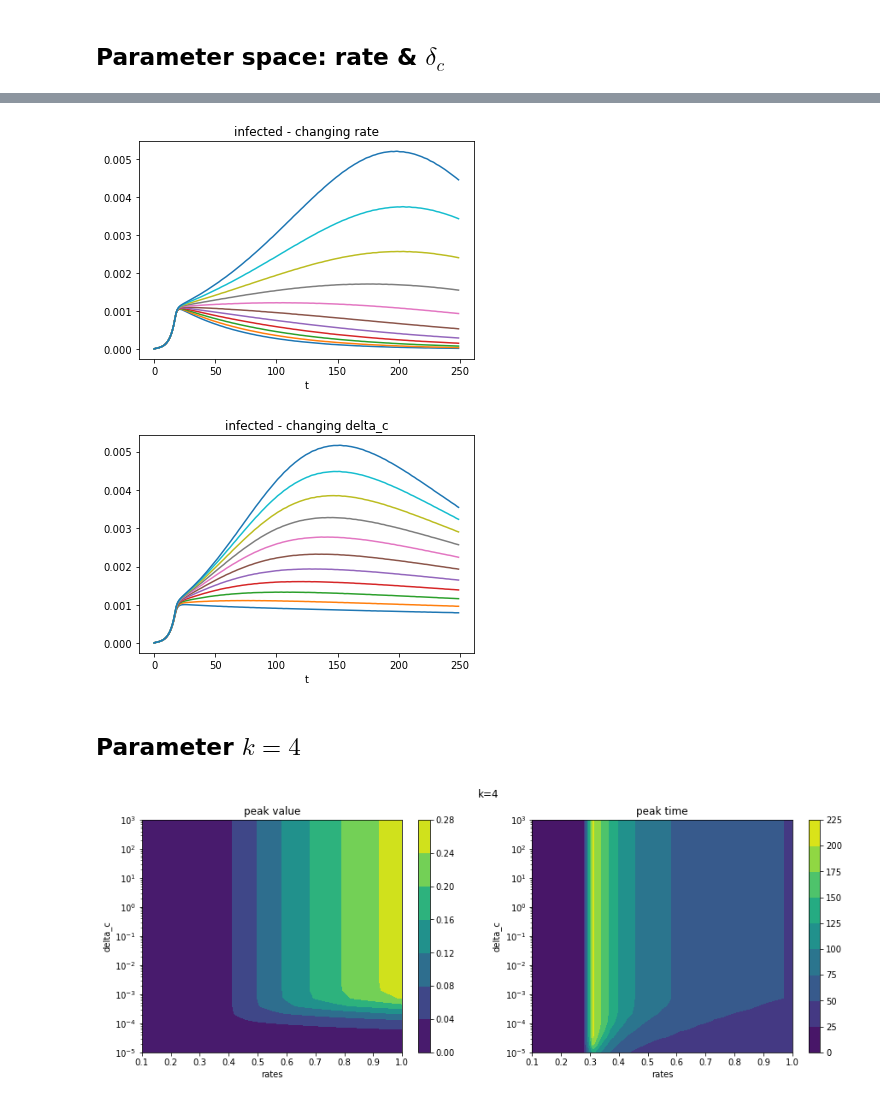
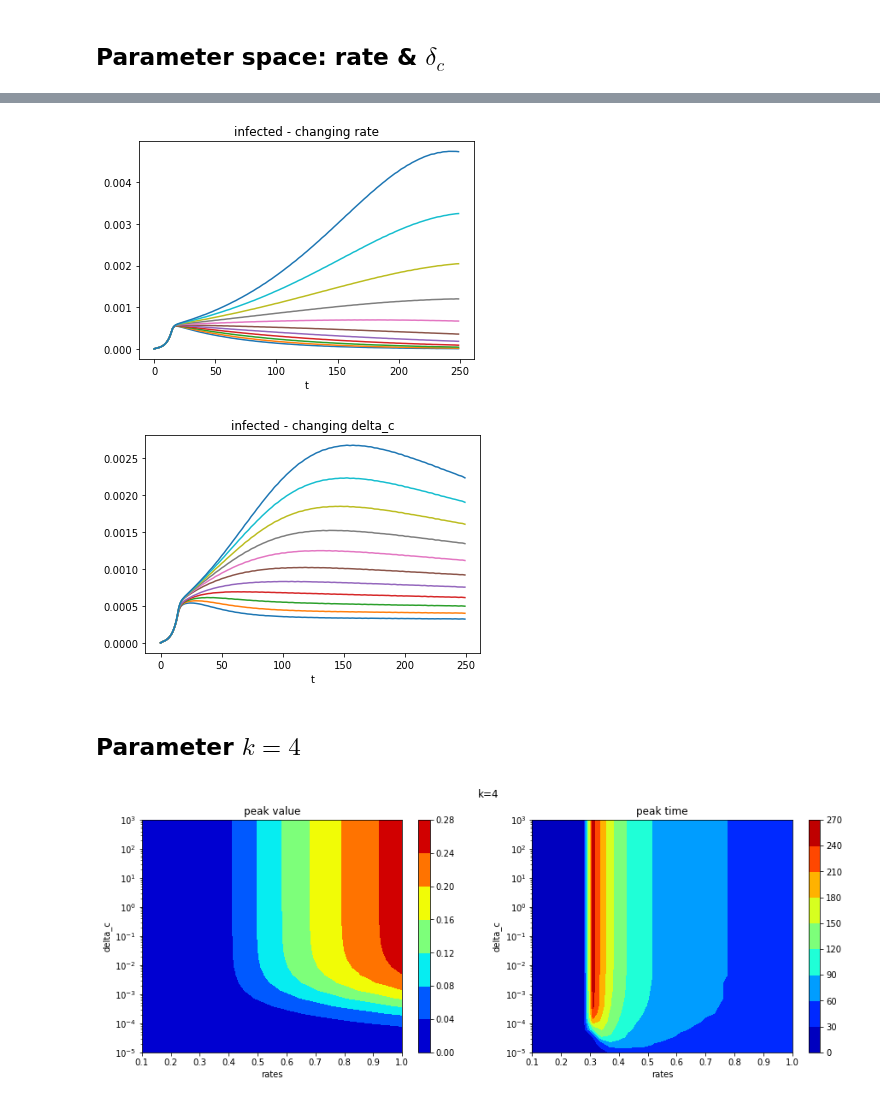
Before and after one commit to giuliacampesan/LDEProject, a Jupyter notebook: LDE_Project.ipynb, the cells around one changed output, grey strips where cells are left out. Drawn from its saved outputs; the diff is of its cells as text; code cells hidden in the pictures.

```diff
--- a/LDE_Project.ipynb
+++ b/LDE_Project.ipynb
@@ -347,7 +307,8 @@ peak_values = np.zeros((len(delta_c), len(rates)))
 
 for i, delta in enumerate(delta_c):
     for j, r in enumerate(rates):
-        sol = solve_ivp(mymodel, [0, t_max], z0, dense_output=True, args=(beta, mu, gamma, fD, delta, k, nu, r))
+        sol = solve_ivp(mymodel_hosp, [0,t_max], z0, dense_output=True, args=(beta, mu, gamma, fD, delta, k, nu, r, thrsld, t_thrsld))
+        #sol = solve_ivp(mymodel, [0, t_max], z0, dense_output=True, args=(beta, mu, gamma, fD, delta, k, nu, r))
         S, E, I, R, H, D = sol.sol(t)
         peak_time = np.argmax(I)
         peak_value = np.max(I)
@@ -359,13 +320,13 @@ fig, (ax1,ax2) = plt.subplots(1,2, figsize=(15,5))
 
 X, Y = np.meshgrid(rates, delta_c)
 
-f1 = ax1.contourf(X, Y, peak_values)
+f1 = ax1.contourf(X, Y, peak_values,cmap='jet')
 ax1.set_title('peak value')
 ax1.set_xlabel('rates')
 ax1.set_ylabel('delta_c')
 ax1.set_yscale('log')
 
-f2 = ax2.contourf(X, Y, peak_times)
+f2 = ax2.contourf(X, Y, peak_times,cmap='jet')
 ax2.set_title('peak time')
 ax2.set_xlabel('rates')
 ax2.set_ylabel('delta_c')
@@ -434,7 +395,8 @@ plt.show()
 # %%
 # example of infected dynamics
 
-sol = solve_ivp(mymodel, [0,t_max], z0, dense_output=True, args=(beta, mu, gamma, fD, 1e-2, k, nu, 0.33))
+sol = solve_ivp(mymodel_hosp, [0,t_max], z0, dense_output=True, args=(beta, mu, gamma, fD, 1e-2, k, nu, 0.33, thrsld, t_thrsld))
+#sol = solve_ivp(mymodel, [0,t_max], z0, dense_output=True, args=(beta, mu, gamma, fD, 1e-2, k, nu, 0.33))
 t = np.arange(t_max)
 S, E, I, R, H, D = sol.sol(t)
 peak_time = np.argmax(I)
@@ -457,7 +419,8 @@ rates = np.linspace(0.25, 0.32, 11)
 
 Is = np.zeros(shape=(11, t_max))
 for i,r in enumerate(rates):
-    sol = solve_ivp(mymodel, [0,t_max], z0, dense_output=True, args=(beta, mu, gamma, fD, delta_c, k, nu, r))
+    sol = solve_ivp(mymodel_hosp, [0,t_max], z0, dense_output=True, args=(beta, mu, gamma, fD, delta_c, k, nu, r, thrsld, t_thrsld))
+    #sol = solve_ivp(mymodel, [0,t_max], z0, dense_output=True, args=(beta, mu, gamma, fD, delta_c, k, nu, r))
     S, E, I, R, H, D = sol.sol(t)
     Is[i,:]=I
 
@@ -466,7 +429,7 @@ plt.xlabel('t')
 plt.title('infected - changing rate')
 plt.show()
 # %% [output]
-[figure, old version]
+[figure, new version]
 # %%
 # infected dynamics
 # changing delta_c
@@ -476,7 +439,8 @@ rates = 0.35
 
 Is = np.zeros(shape=(11, t_max))
 for i,delta in enumerate(delta_c):
-    sol = solve_ivp(mymodel, [0,t_max], z0, dense_output=True, args=(beta, mu, gamma, fD, delta, k, nu, rates))
+    sol = solve_ivp(mymodel_hosp, [0,t_max], z0, dense_output=True, args=(beta, mu, gamma, fD, delta, k, nu, rates, thrsld, t_thrsld))
+    #sol = solve_ivp(mymodel, [0,t_max], z0, dense_output=True, args=(beta, mu, gamma, fD, delta, k, nu, rates))
     S, E, I, R, H, D = sol.sol(t)
     Is[i,:]=I
 
@@ -485,7 +449,7 @@ plt.xlabel('t')
 plt.title('infected - changing delta_c')
 plt.show()
 # %% [output]
-[figure, old version]
+[figure, new version]
 # %% [markdown]
 ## Parameter $k = 4$
 # %%
@@ -504,37 +468,38 @@ peak_times = np.zeros((len(delta_c), len(rates)))
 peak_values = np.zeros((len(delta_c), len(rates)))
 
 for i, delta in enumerate(delta_c):
     for j, r in enumerate(rates):
-        sol = solve_ivp(mymodel, [0, t_max], z0, dense_output=True, args=(beta, mu, gamma, fD, delta, k1, nu, r))
+        sol = solve_ivp(mymodel_hosp, [0,t_max], z0, dense_output=True, args=(beta, mu, gamma, fD, delta, k, nu, r, thrsld, t_thrsld))
+        #sol = solve_ivp(mymodel, [0, t_max], z0, dense_output=True, args=(beta, mu, gamma, fD, delta, k1, nu, r))
         S, E, I, R, H, D = sol.sol(t)
         peak_time = np.argmax(I)
         peak_value = np.max(I)
         peak_times[i, j] = peak_time
         peak_values[i, j] = peak_value
 
 # plots
 fig, (ax1,ax2) = plt.subplots(1,2, figsize=(15,5))
 
 X, Y = np.meshgrid(rates, delta_c)
 
-f1 = ax1.contourf(X, Y, peak_values)
+f1 = ax1.contourf(X, Y, peak_values, cmap='jet')
 ax1.set_title('peak value')
 ax1.set_xlabel('rates')
 ax1.set_ylabel('delta_c')
 ax1.set_yscale('log')
 
-f2 = ax2.contourf(X, Y, peak_times)
+f2 = ax2.contourf(X, Y, peak_times, cmap='jet')
 ax2.set_title('peak time')
 ax2.set_xlabel('rates')
 ax2.set_ylabel('delta_c')
 ax2.set_yscale('log')
 
 fig.colorbar(f1, ax=ax1)
 fig.colorbar(f2, ax=ax2)
 fig.suptitle('k=4')
 plt.show()
 # %% [output]
-[figure, old version]
+[figure, new version]
 # %%
 # 3D plot
 fig, (ax1,ax2) = plt.subplots(1,2,figsize=(15,5),subplot_kw={"projection": "3d"})
```
Also changed, not shown: parts of 49 cells of this notebook.
